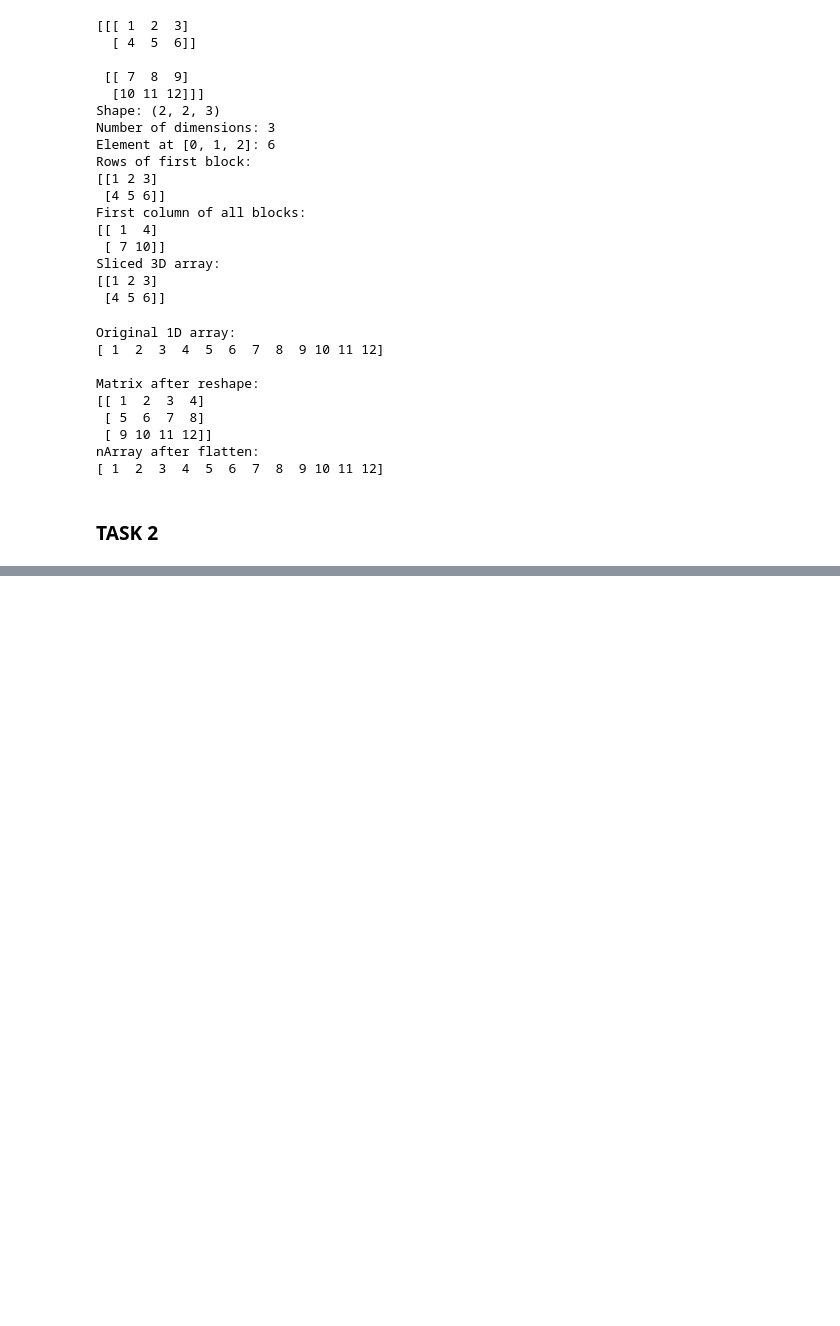
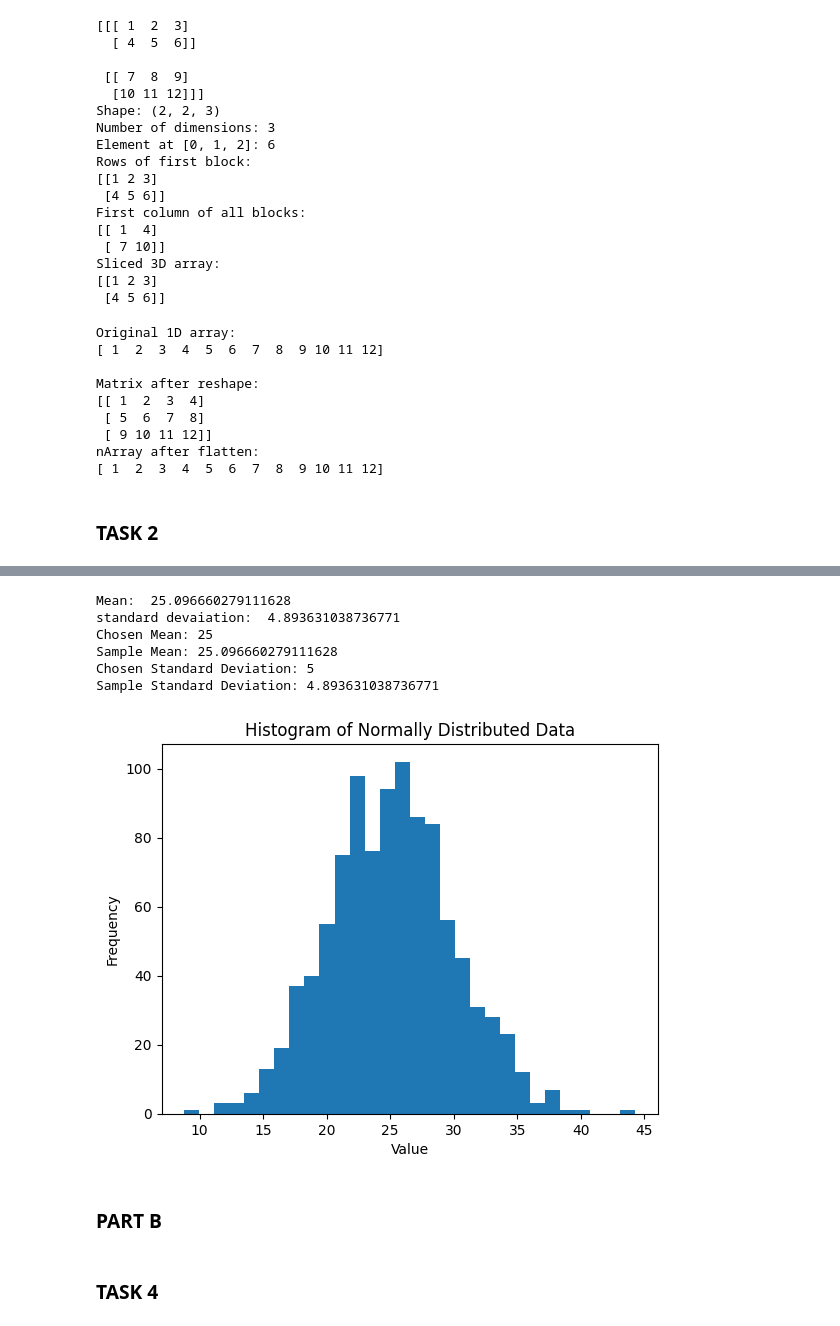
Before and after one commit to pratham-P0208/202618057_PrathamPatel_MAIN_FILE, a Jupyter notebook: ML_LAB2/202618057_LAB2.ipynb, the cells around one changed output, grey strips where cells are left out. Cells and saved outputs as stored; diff of their text form; code cells hidden in the pictures; blank space fills up the shorter version.

Commit message:
Completed all Lab 2 tasks

```diff
--- a/ML_LAB2/202618057_LAB2.ipynb
+++ b/ML_LAB2/202618057_LAB2.ipynb
@@ -187,0 +273,6 @@ nArray after flatten:
+# %%
+np.random.seed(42)
+mean = 25
+std = 5
+data = np.random.normal(mean, std, 1000)
+print(data)
@@ -187,0 +297,32 @@ nArray after flatten:
+# %%
+sample_mean = np.mean(data)
+print("Mean: ",sample_mean)
+sample_std = np.std(data)
+print("standard devaiation: ",sample_std)
+
+print("Chosen Mean:", mean)
+print("Sample Mean:", sample_mean)
+
+print("Chosen Standard Deviation:", std)
+print("Sample Standard Deviation:", sample_std)
+# %% [output]
+Mean:  25.096660279111628
+standard devaiation:  4.893631038736771
+Chosen Mean: 25
+Sample Mean: 25.096660279111628
+Chosen Standard Deviation: 5
+Sample Standard Deviation: 4.893631038736771
+# %%
+import matplotlib.pyplot as plt
+
+plt.hist(data, bins=30)
+plt.xlabel("Value")
+plt.ylabel("Frequency")
+plt.title("Histogram of Normally Distributed Data")
+plt.show()
+# %% [output]
+[figure, added]
+# %% [markdown]
+### PART B
+# %% [markdown]
+### TASK 4
```
Also changed, not shown: parts of 27 cells of this notebook, 4 other files.
